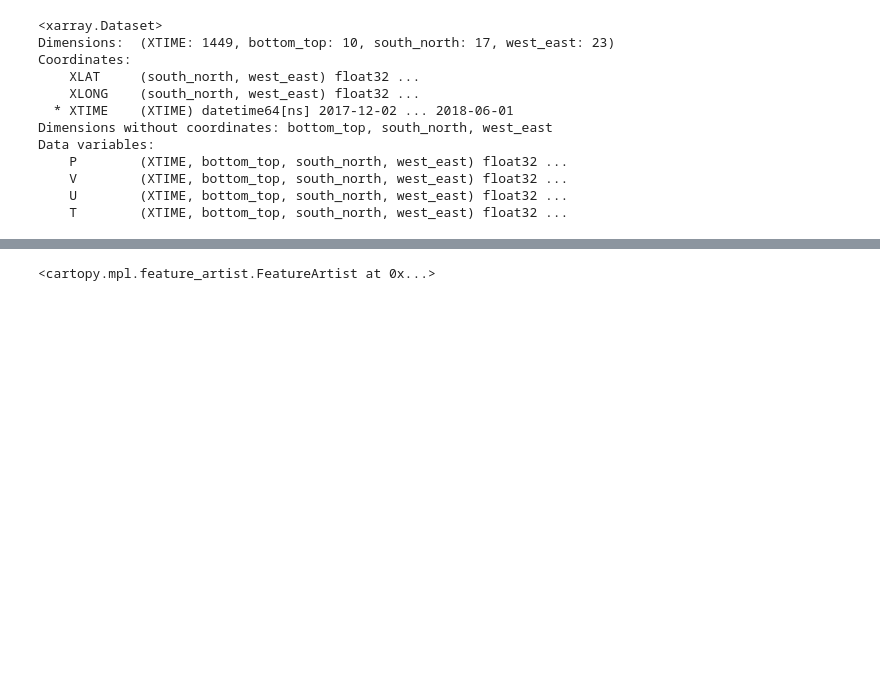
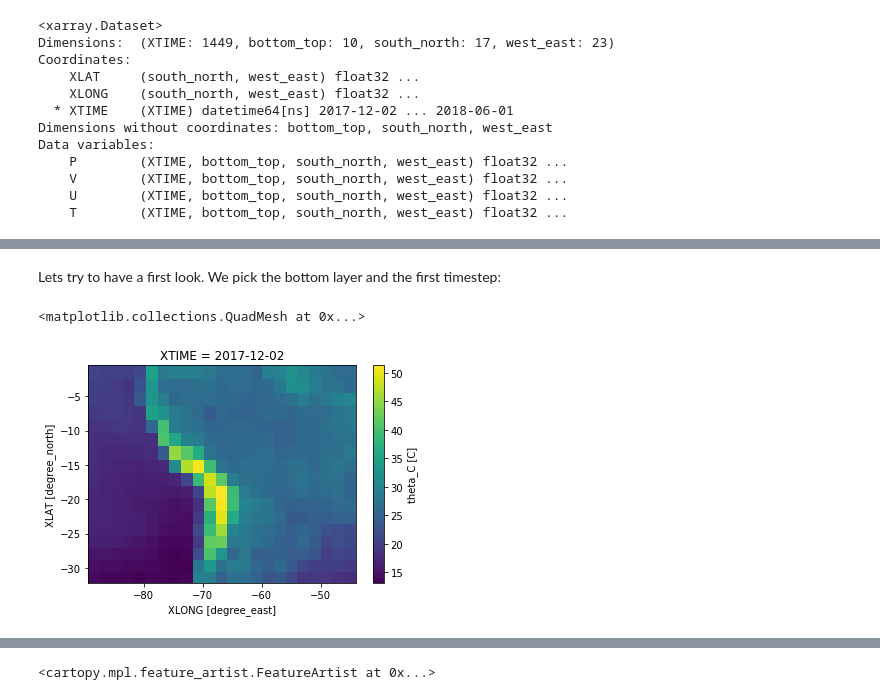
Before and after one commit to daliagachc/negi-stuff, a Jupyter notebook: negi_stuff/presentations/intro_jlab/02.ipynb, the cells around one changed output, grey strips where cells are left out. Cells and saved outputs as stored; diff of their text form; code cells hidden in the pictures; blank space fills up the shorter version.

```diff
--- a/negi_stuff/presentations/intro_jlab/02.ipynb
+++ b/negi_stuff/presentations/intro_jlab/02.ipynb
@@ -26,0 +47,2 @@ Data variables:
+# %% [markdown]
+Lets try to have a first look. We pick the bottom layer and the first timestep:
@@ -26,0 +51,5 @@ Data variables:
+# %%
+ds['theta_C'][{'XTIME':0,'bottom_top':0}].plot(y='XLAT',x='XLONG')
+# %% [output]
+<matplotlib.collections.QuadMesh at 0x...>
+[figure, added]
```
Also changed, not shown: parts of 11 cells of this notebook.
